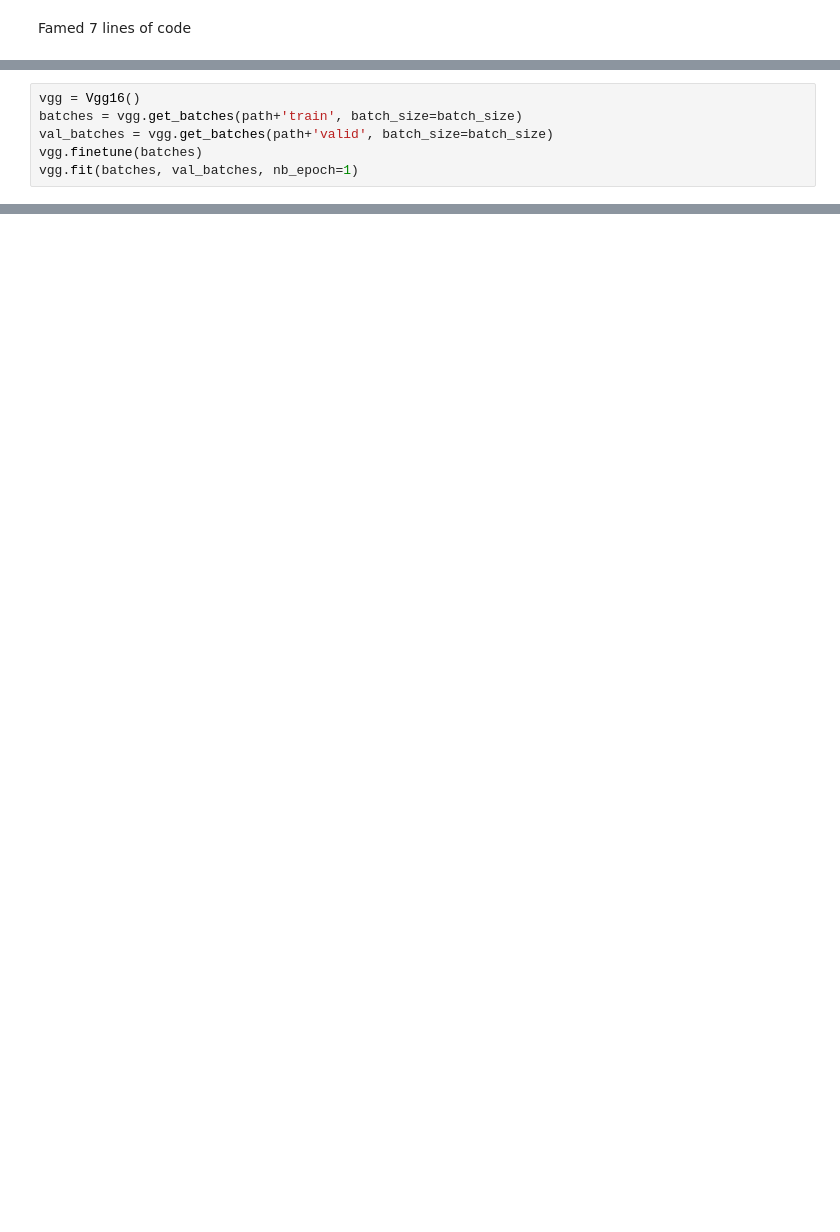
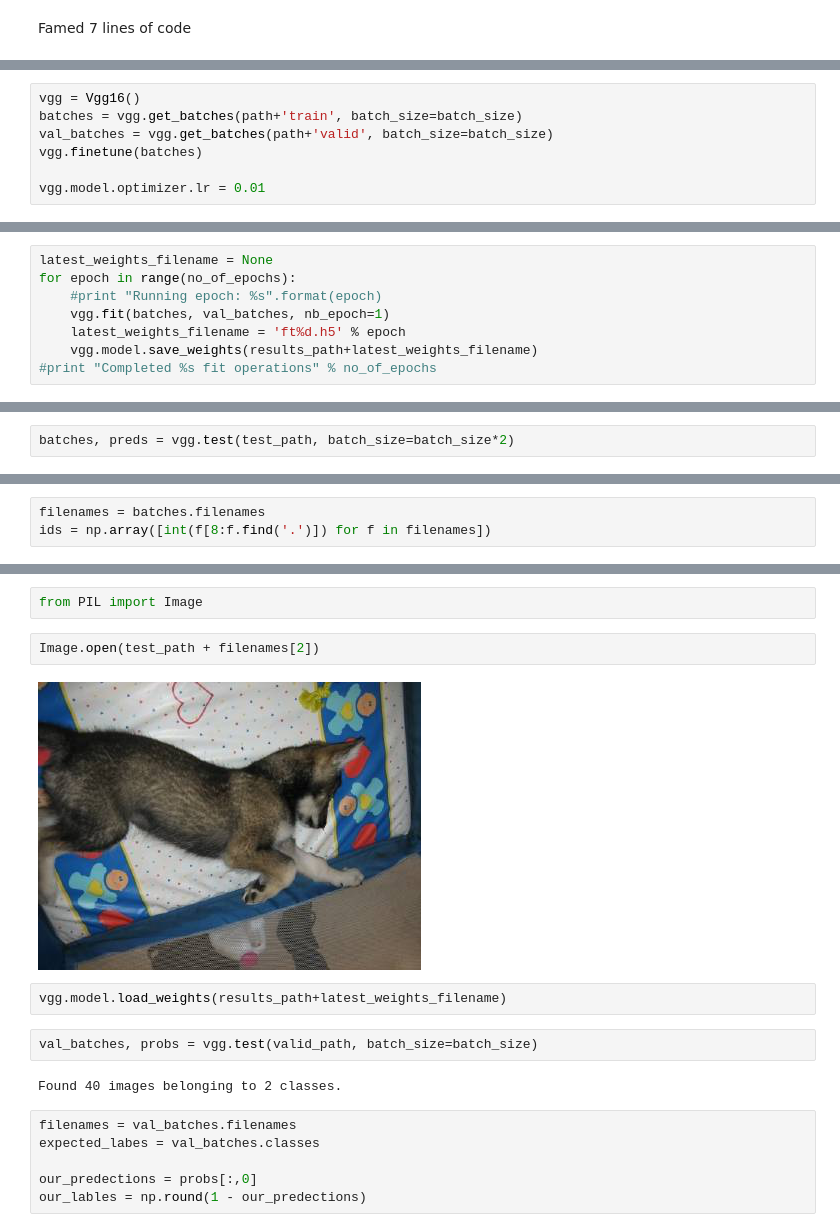
Before and after one commit to ajoshi1/myfastai, a Jupyter notebook: nbs/Lesson1 adj.ipynb, the cells around one changed output, grey strips where cells are left out. Drawn from its saved outputs; the diff is of its cells as text; blank space fills up the shorter version.

```diff
--- a/nbs/Lesson1 adj.ipynb
+++ b/nbs/Lesson1 adj.ipynb
@@ -34,7 +56,8 @@ vgg = Vgg16()
 batches = vgg.get_batches(path+'train', batch_size=batch_size)
 val_batches = vgg.get_batches(path+'valid', batch_size=batch_size)
 vgg.finetune(batches)
-vgg.fit(batches, val_batches, nb_epoch=1)
+
+vgg.model.optimizer.lr = 0.01
 # %% [output]
 Found 160 images belonging to 2 classes.
 Found 40 images belonging to 2 classes.
@@ -42,0 +64,8 @@ Epoch 1/1
+# %%
+latest_weights_filename = None
+for epoch in range(no_of_epochs):
+    #print "Running epoch: %s".format(epoch)
+    vgg.fit(batches, val_batches, nb_epoch=1)
+    latest_weights_filename = 'ft%d.h5' % epoch
+    vgg.model.save_weights(results_path+latest_weights_filename)
+#print "Completed %s fit operations" % no_of_epochs
@@ -42,0 +77,2 @@ Epoch 1/1
+# %%
+batches, preds = vgg.test(test_path, batch_size=batch_size*2)
@@ -42,0 +99,3 @@ Epoch 1/1
+# %%
+filenames = batches.filenames
+ids = np.array([int(f[8:f.find('.')]) for f in filenames])
@@ -42,0 +130,18 @@ Epoch 1/1
+# %%
+from PIL import Image
+# %%
+Image.open(test_path + filenames[2])
+# %% [output]
+[figure, added]
+# %%
+vgg.model.load_weights(results_path+latest_weights_filename)
+# %%
+val_batches, probs = vgg.test(valid_path, batch_size=batch_size)
+# %% [output]
+Found 40 images belonging to 2 classes.
+# %%
+filenames = val_batches.filenames
+expected_labes = val_batches.classes
+
+our_predections = probs[:,0]
+our_lables = np.round(1 - our_predections)
```
Also changed, not shown: parts of 28 cells of this notebook, 2 other files.
